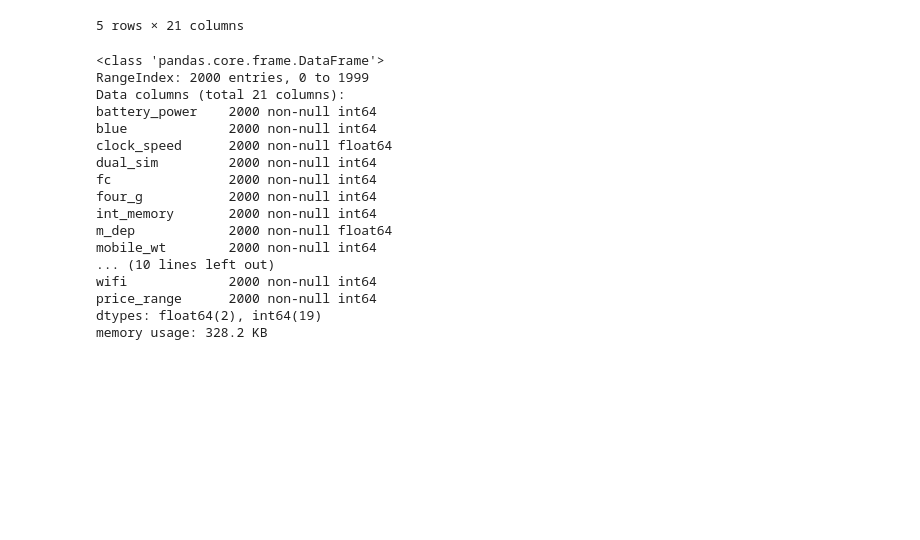
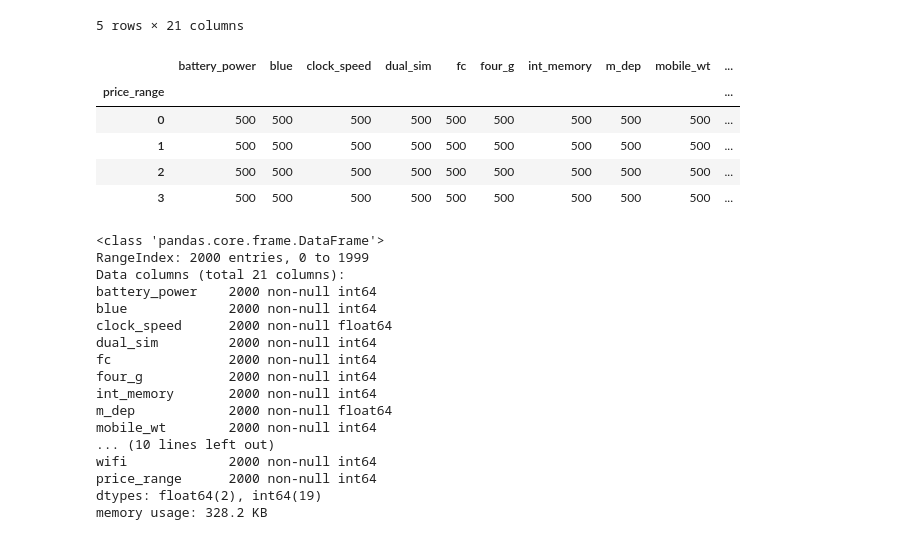
Before and after one commit to sunshineclt/7641ML-HW1, a Jupyter notebook: mobile_main.ipynb, the cells around one changed output. Cells and saved outputs as stored; diff of their text form; code cells hidden in the pictures; blank space fills up the shorter version.

```diff
--- a/mobile_main.ipynb
+++ b/mobile_main.ipynb
@@ -16,6 +16,15 @@ dataset.head()
 | 3 | 615 | 1 | 2.5 | 0 | 0 | 0 | 10 | 0.8 | 131 | ... |
 | 4 | 1821 | 1 | 1.2 | 0 | 13 | 1 | 44 | 0.6 | 141 | ... |
 5 rows × 21 columns
+# %%
+dataset.groupby("price_range").count()
+# %% [output]
+|  | battery_power | blue | clock_speed | dual_sim | fc | four_g | int_memory | m_dep | mobile_wt | ... |
+| price_range |  |  |  |  |  |  |  |  |  | ... |
+| 0 | 500 | 500 | 500 | 500 | 500 | 500 | 500 | 500 | 500 | ... |
+| 1 | 500 | 500 | 500 | 500 | 500 | 500 | 500 | 500 | 500 | ... |
+| 2 | 500 | 500 | 500 | 500 | 500 | 500 | 500 | 500 | 500 | ... |
+| 3 | 500 | 500 | 500 | 500 | 500 | 500 | 500 | 500 | 500 | ... |
 # %%
 dataset.info()
 # %% [output]
```
Also changed, not shown: parts of 29 cells of this notebook, 1 other file.
